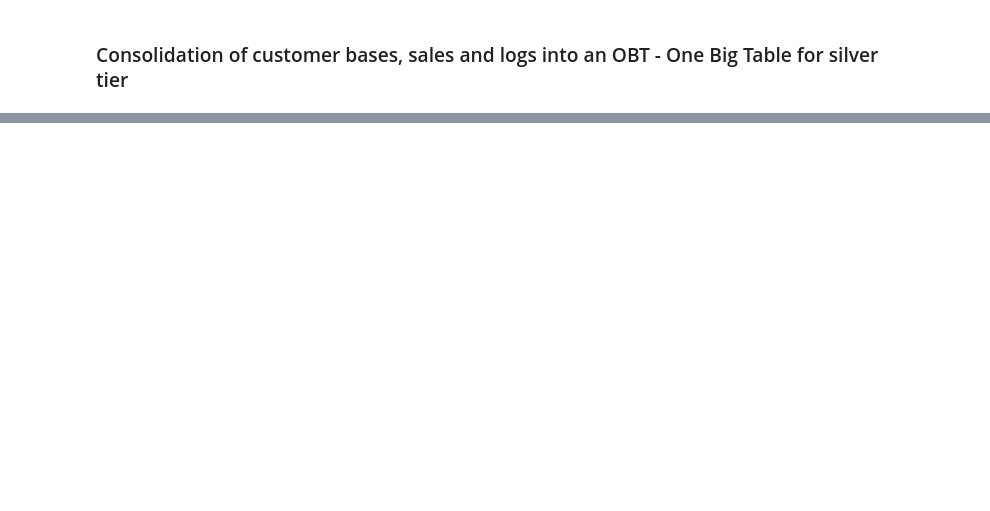
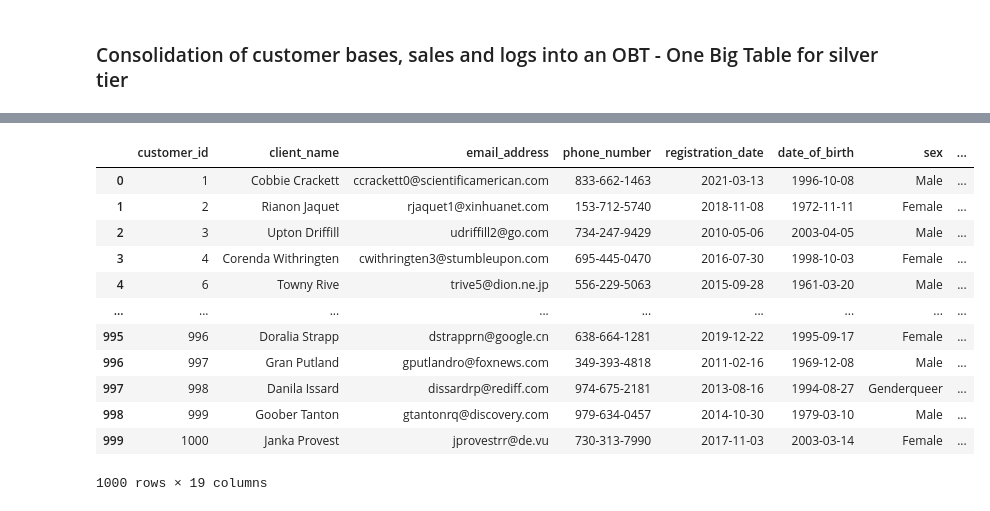
Before and after one commit to Renatoelho/data-lake, a Jupyter notebook: app/notebooks/Transforming-data-between-bronze-and-silver-layers.ipynb, the cells around one changed output, grey strips where cells are left out. Drawn from its saved outputs; the diff is of its cells as text; code cells hidden in the pictures; blank space fills up the shorter version.

```diff
--- a/app/notebooks/Transforming-data-between-bronze-and-silver-layers.ipynb
+++ b/app/notebooks/Transforming-data-between-bronze-and-silver-layers.ipynb
@@ -241,9 +224,44 @@ connection.register("tb_transformation_logs", result_transformation_logs)
 # %%
 query = (
 """
-SELECT  ...
+SELECT  t1.customer_id,
+        t1.client_name,
+        t1.email_address,
+        t1.phone_number,
+        t1.registration_date,
+        t1.date_of_birth,
+        t1.sex,
+        t1.address,
+        t1.city,
+        coalesce(t1.state, 'Not Found') state,
+        t1.customer_category,
+        t2.count_sales,
+        t2.frist_sale_datetime,
+        t2.last_sale_datetime,
+        t2.amount,
+        t2.amount_sold,
+        t2.amount_pending,
+        t2.amount_cancelled,
+        t2.list_of_products_and_status
+FROM tb_customers t1
+LEFT JOIN tb_transformation_sales t2
+ON t1.customer_id = t2.customer_id
 """
 )
 
 result_consolidation_obt = connection.execute(query).df()
 result_consolidation_obt
+# %% [output]
+|  | customer_id | client_name | email_address | phone_number | registration_date | date_of_birth | sex | ... |
+| 0 | 1 | Cobbie Crackett | ccrackett0@scientificamerican.com | 833-662-1463 | 2021-03-13 | 1996-10-08 | Male | ... |
+| 1 | 2 | Rianon Jaquet | rjaquet1@xinhuanet.com | 153-712-5740 | 2018-11-08 | 1972-11-11 | Female | ... |
+| 2 | 3 | Upton Driffill | udriffill2@go.com | 734-247-9429 | 2010-05-06 | 2003-04-05 | Male | ... |
+| 3 | 4 | Corenda Withringten | cwithringten3@stumbleupon.com | 695-445-0470 | 2016-07-30 | 1998-10-03 | Female | ... |
+| 4 | 6 | Towny Rive | trive5@dion.ne.jp | 556-229-5063 | 2015-09-28 | 1961-03-20 | Male | ... |
+| ... | ... | ... | ... | ... | ... | ... | ... | ... |
+| 995 | 996 | Doralia Strapp | dstrapprn@google.cn | 638-664-1281 | 2019-12-22 | 1995-09-17 | Female | ... |
+| 996 | 997 | Gran Putland | gputlandro@foxnews.com | 349-393-4818 | 2011-02-16 | 1969-12-08 | Male | ... |
+| 997 | 998 | Danila Issard | dissardrp@rediff.com | 974-675-2181 | 2013-08-16 | 1994-08-27 | Genderqueer | ... |
+| 998 | 999 | Goober Tanton | gtantonrq@discovery.com | 979-634-0457 | 2014-10-30 | 1979-03-10 | Male | ... |
+| 999 | 1000 | Janka Provest | jprovestrr@de.vu | 730-313-7990 | 2017-11-03 | 2003-03-14 | Female | ... |
+1000 rows × 19 columns
```
Also changed, not shown: parts of 9 cells of this notebook, 2 other files.
